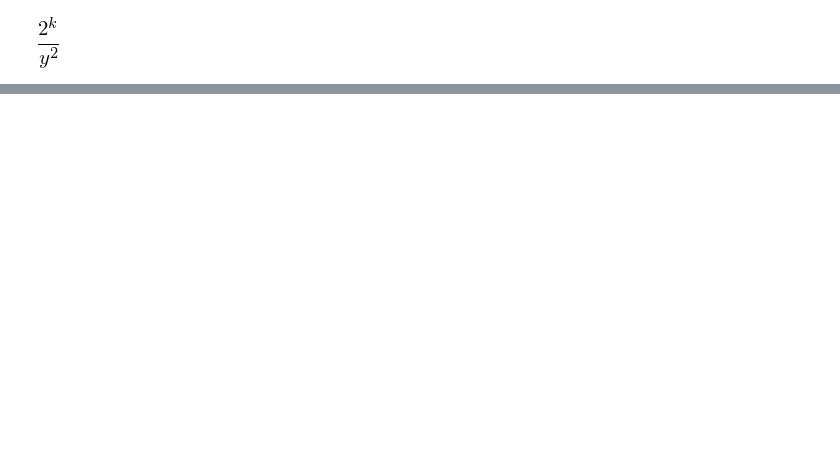
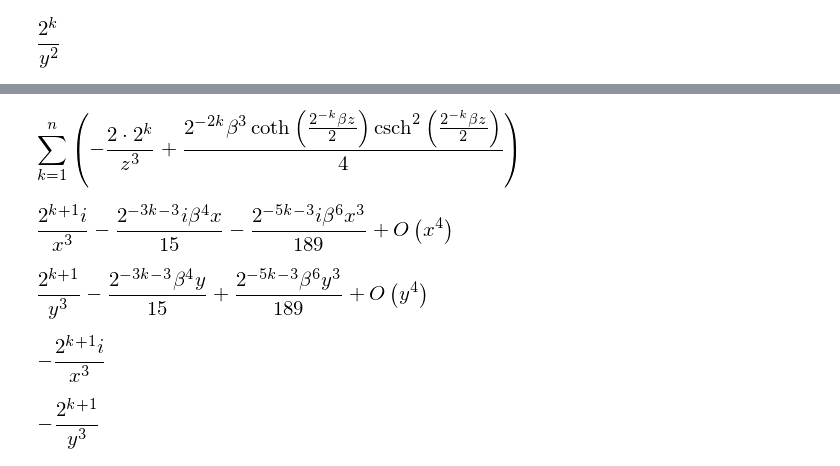
Before and after one commit to orahcio/fluxos, a Jupyter notebook: calctopaper.ipynb, the cells around one changed output, grey strips where cells are left out. Saved outputs shown, nothing was run; the diff lists cells and outputs as text; code cells hidden in the pictures; blank space fills up the shorter version.

```diff
--- a/calctopaper.ipynb
+++ b/calctopaper.ipynb
@@ -115,0 +132,5 @@ re(t2).subs([[im(z),0],[re(z),y]])
+# %%
+diff(-b**2/2**2*Sum(csch(b*z/2**(k+1))**2/(2**k),(k,1,n))
+  +Sum(2**k,(k,1,n))/z**2,z).simplify()
+# %% [output]
+[figure, added]
@@ -115,0 +140,16 @@ re(t2).subs([[im(z),0],[re(z),y]])
+# %%
+t1.subs([[z,y+I*x],[y,0]]).series(x,0,4)
+# %% [output]
+[figure, added]
+# %%
+t1.subs([[z,y+I*x],[x,0]]).series(y,0,4)
+# %% [output]
+[figure, added]
+# %%
+t2.subs([[z,y+I*x],[y,0]]).series(x,0,4)
+# %% [output]
+[figure, added]
+# %%
+t2.subs([[z,y+I*x],[x,0]]).series(y,0,4)
+# %% [output]
+[figure, added]
```
Also changed, not shown: parts of 7 cells of this notebook.
